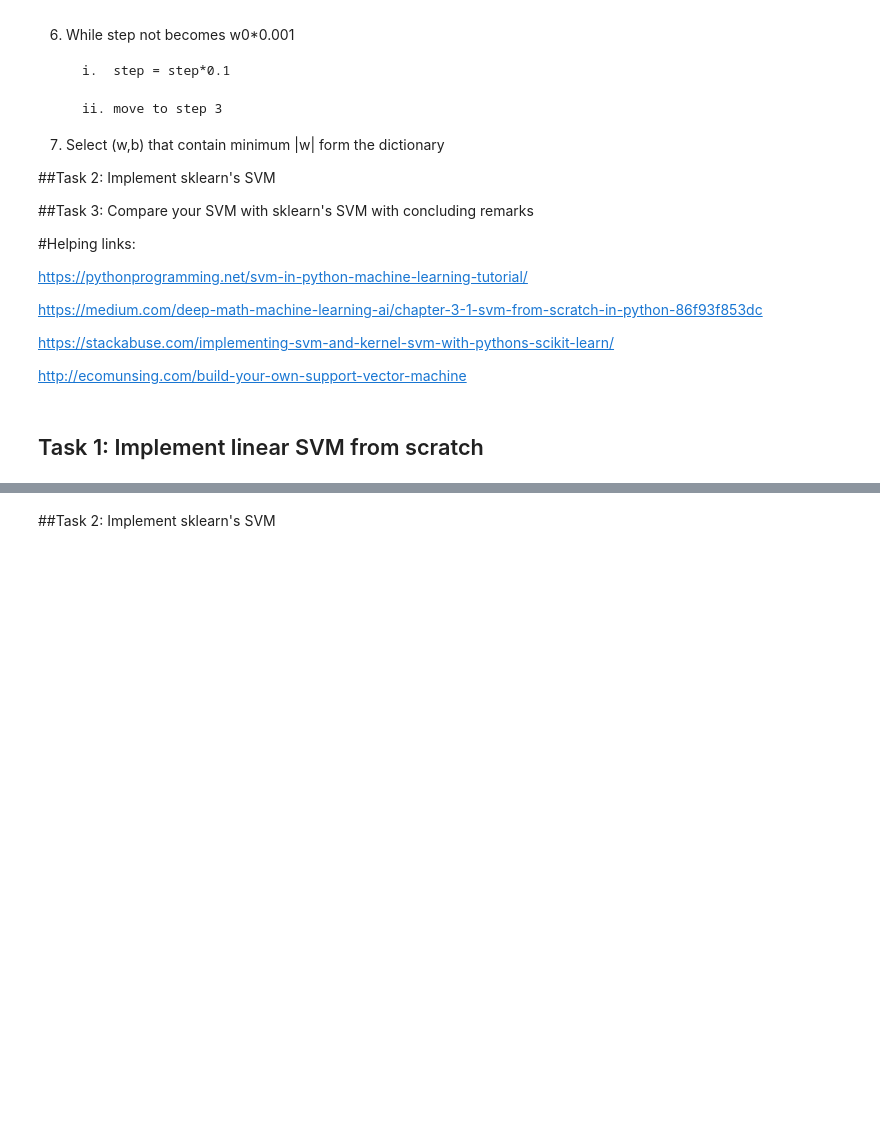
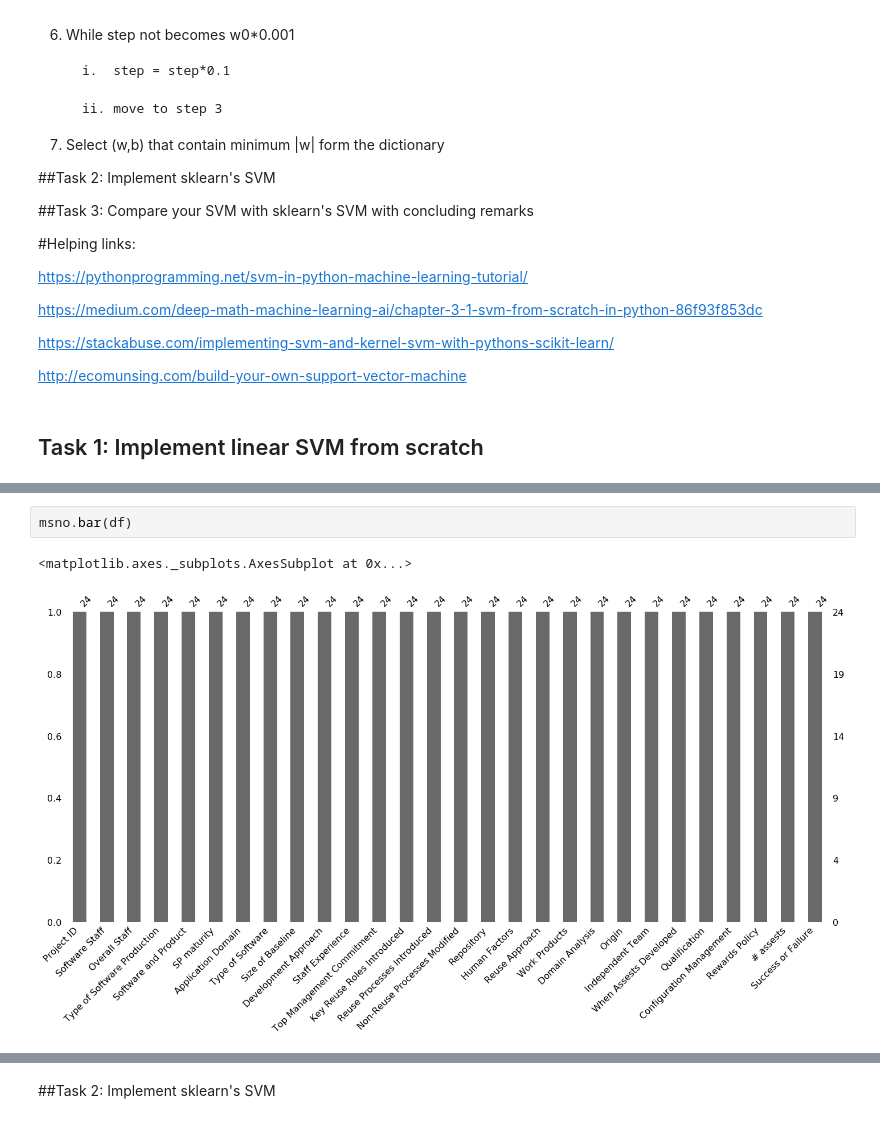
Before and after one commit to Avi-nashkumar/Semester5, a Jupyter notebook: ECSE303L/challenge-week-11/Task_1_Linear_SVM_from_Scratch (1).ipynb, the cells around one changed output, grey strips where cells are left out. Saved outputs shown, nothing was run; the diff lists cells and outputs as text; blank space fills up the shorter version.

```diff
--- a/ECSE303L/challenge-week-11/Task_1_Linear_SVM_from_Scratch (1).ipynb
+++ b/ECSE303L/challenge-week-11/Task_1_Linear_SVM_from_Scratch (1).ipynb
@@ -143,0 +219,5 @@ http://ecomunsing.com/build-your-own-support-vector-machine
+# %%
+msno.bar(df)
+# %% [output]
+<matplotlib.axes._subplots.AxesSubplot at 0x...>
+[figure, added]
```
Also changed, not shown: parts of 15 cells of this notebook, 1 other file.
